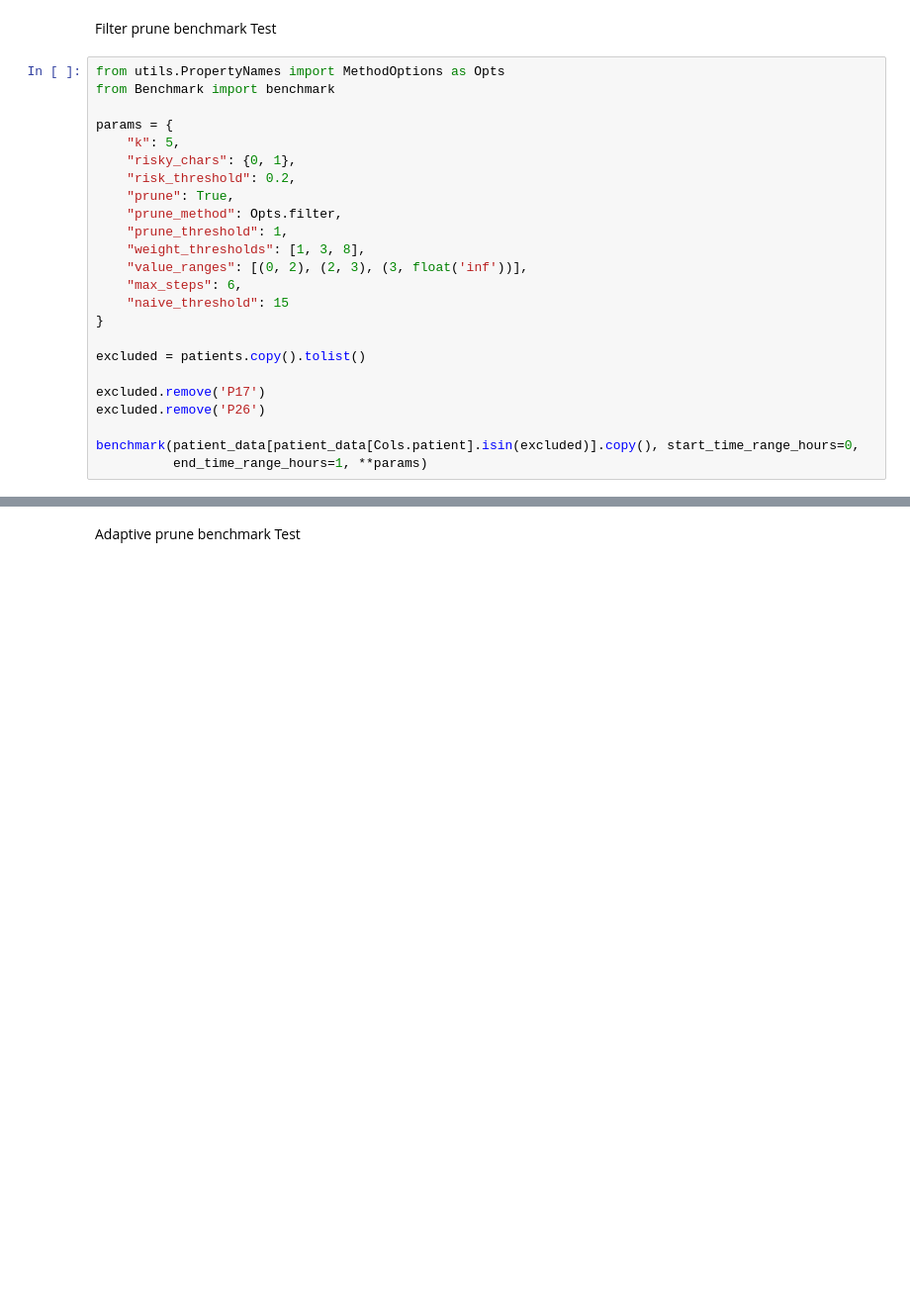
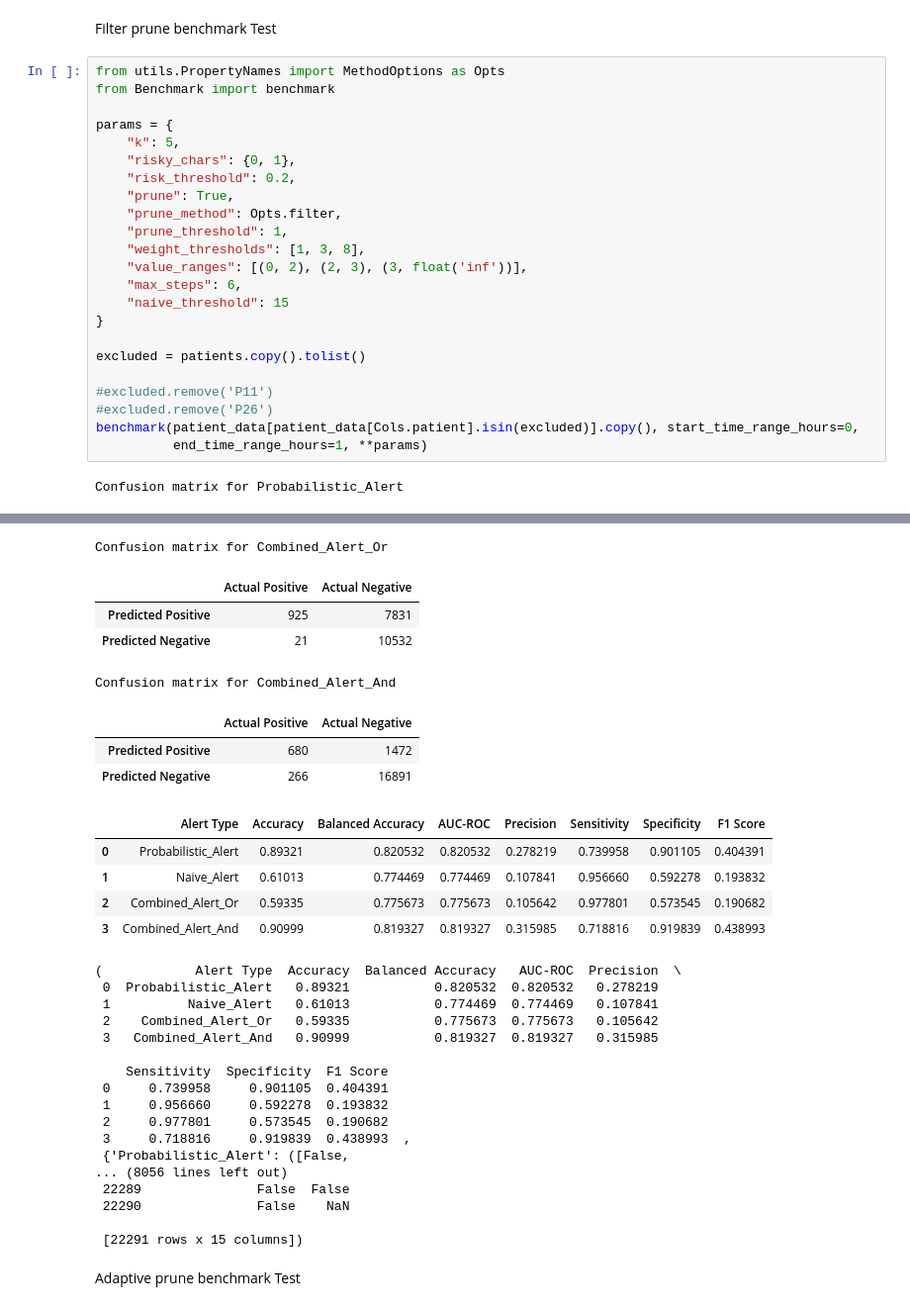
Before and after one commit to KurbanIntelligenceLab/dBG-Hypoglycemia-Forecast, a Jupyter notebook: dBGEvaluation.ipynb, the cells around one changed output, grey strips where cells are left out. Shown at 99% size. Cells and saved outputs as stored; diff of their text form; blank space fills up the shorter version.

```diff
--- a/dBGEvaluation.ipynb
+++ b/dBGEvaluation.ipynb
@@ -33,8 +52,9 @@ params = {
 
 excluded = patients.copy().tolist()
 
-excluded.remove('P17')
-excluded.remove('P26')
-
+#excluded.remove('P11')
+#excluded.remove('P26')
 benchmark(patient_data[patient_data[Cols.patient].isin(excluded)].copy(), start_time_range_hours=0,
           end_time_range_hours=1, **params)
+# %% [output]
+Confusion matrix for Probabilistic_Alert
@@ -41,3 +68,33 @@ benchmark(patient_data[patient_data[Cols.patient].isin(excluded)].copy(), start_
+Confusion matrix for Combined_Alert_Or
+|  | Actual Positive | Actual Negative |
+| Predicted Positive | 925 | 7831 |
+| Predicted Negative | 21 | 10532 |
+Confusion matrix for Combined_Alert_And
+|  | Actual Positive | Actual Negative |
+| Predicted Positive | 680 | 1472 |
+| Predicted Negative | 266 | 16891 |
+|  | Alert Type | Accuracy | Balanced Accuracy | AUC-ROC | Precision | Sensitivity | Specificity | F1 Score |
+| 0 | Probabilistic_Alert | 0.89321 | 0.820532 | 0.820532 | 0.278219 | 0.739958 | 0.901105 | 0.404391 |
+| 1 | Naive_Alert | 0.61013 | 0.774469 | 0.774469 | 0.107841 | 0.956660 | 0.592278 | 0.193832 |
+| 2 | Combined_Alert_Or | 0.59335 | 0.775673 | 0.775673 | 0.105642 | 0.977801 | 0.573545 | 0.190682 |
+| 3 | Combined_Alert_And | 0.90999 | 0.819327 | 0.819327 | 0.315985 | 0.718816 | 0.919839 | 0.438993 |
+(            Alert Type  Accuracy  Balanced Accuracy   AUC-ROC  Precision  \
+ 0  Probabilistic_Alert   0.89321           0.820532  0.820532   0.278219
+ 1          Naive_Alert   0.61013           0.774469  0.774469   0.107841
+ 2    Combined_Alert_Or   0.59335           0.775673  0.775673   0.105642
+ 3   Combined_Alert_And   0.90999           0.819327  0.819327   0.315985
+
+    Sensitivity  Specificity  F1 Score
+ 0     0.739958     0.901105  0.404391
+ 1     0.956660     0.592278  0.193832
+ 2     0.977801     0.573545  0.190682
+ 3     0.718816     0.919839  0.438993  ,
+ {'Probabilistic_Alert': ([False,
+... (8056 lines left out)
+ 22289               False  False
+ 22290               False    NaN
+
+ [22291 rows x 15 columns])
 # %% [markdown]
 Adaptive prune benchmark Test
 # %%
```
Also changed, not shown: parts of 24 cells of this notebook, 2 other files.
